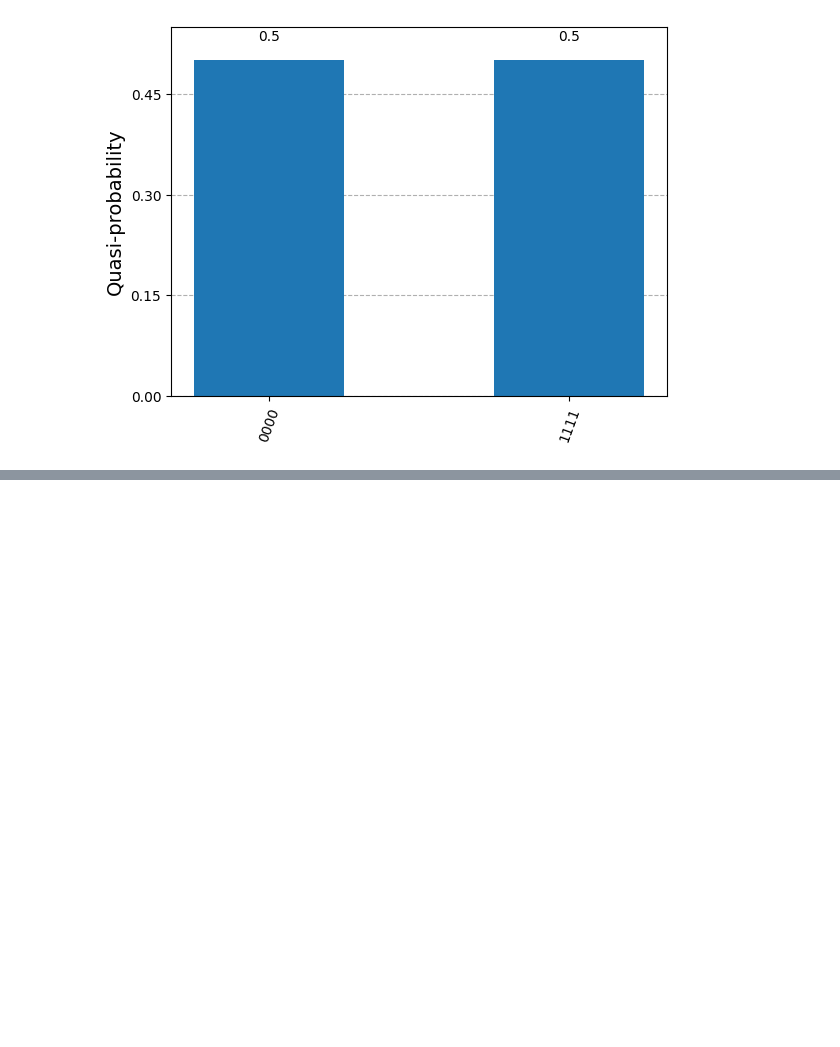
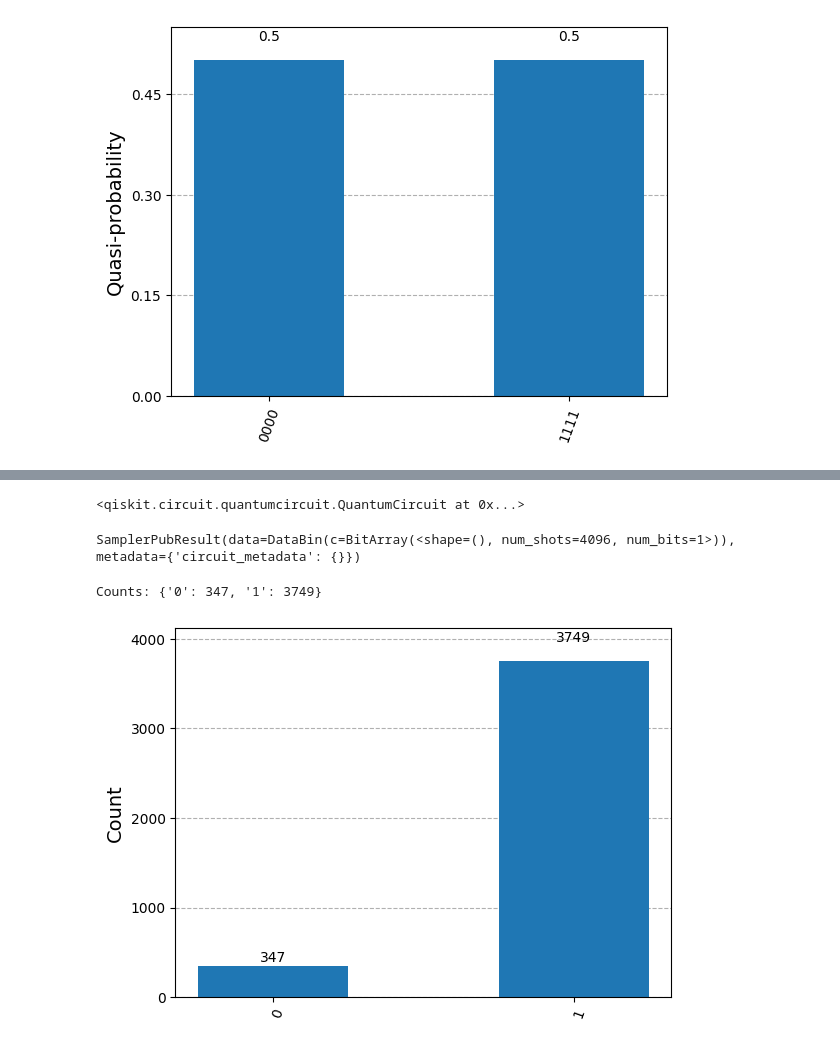
Before and after one commit to SAMANTA1401/Q_computing, a Jupyter notebook: qiskit/experiment.ipynb, the cells around one changed output, grey strips where cells are left out. Drawn from its saved outputs; the diff is of its cells as text; code cells hidden in the pictures; blank space fills up the shorter version.

Commit message:
ibm runtime service

```diff
--- a/qiskit/experiment.ipynb
+++ b/qiskit/experiment.ipynb
@@ -366,0 +439,10 @@ plot_histogram(result)
+# %%
+backend = service.least_busy(operational=True, simulator=False)
+# %%
+pm = generate_preset_pass_manager(target=backend.target, optimization_level=1)
+# %%
+circuit = pm.run(circuit)
+# %%
+circuit
+# %% [output]
+<qiskit.circuit.quantumcircuit.QuantumCircuit at 0x...>
@@ -366,0 +452,18 @@ plot_histogram(result)
+# %%
+with Session(backend=backend) as session:
+    # Submit a request to the Sampler primitive within the session.
+    sampler = Sampler(mode=session)
+    job = sampler.run([circuit])
+    pub_result = job.result()[0]
+# %%
+pub_result
+# %% [output]
+SamplerPubResult(data=DataBin(c=BitArray(<shape=(), num_shots=4096, num_bits=1>)), metadata={'circuit_metadata': {}})
+# %%
+print(f"Counts: {pub_result.data.c.get_counts()}")
+# %% [output]
+Counts: {'0': 347, '1': 3749}
+# %%
+plot_histogram(pub_result.data.c.get_counts())
+# %% [output]
+[figure, added]
```
Also changed, not shown: parts of 10 cells of this notebook.
